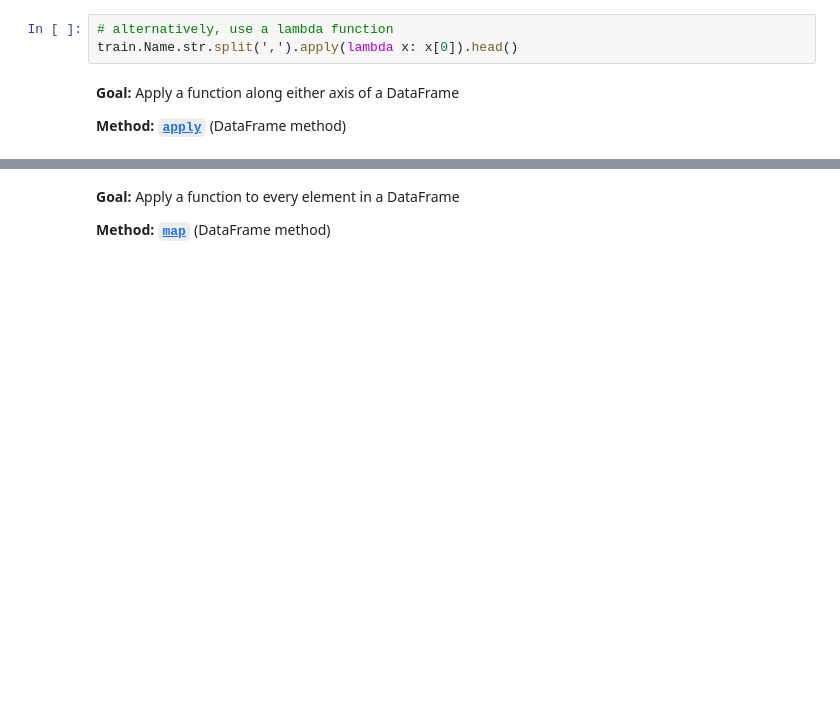
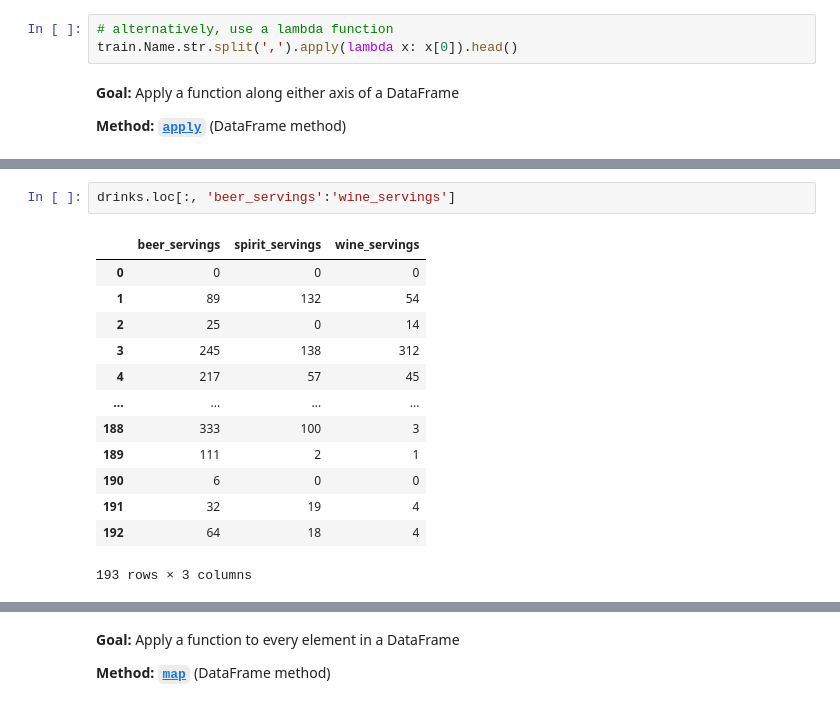
Before and after one commit to smor20/pandas_tutorial, a Jupyter notebook: 30_days.ipynb, the cells around one changed output, grey strips where cells are left out. Cells and saved outputs as stored; diff of their text form; blank space fills up the shorter version.

```diff
--- a/30_days.ipynb
+++ b/30_days.ipynb
@@ -1627,3 +1657,19 @@ drinks.loc[:, 'beer_servings':'wine_servings'].apply(max, axis=1).head()
+# %%
+drinks.loc[:, 'beer_servings':'wine_servings']
+# %% [output]
+|  | beer_servings | spirit_servings | wine_servings |
+| 0 | 0 | 0 | 0 |
+| 1 | 89 | 132 | 54 |
+| 2 | 25 | 0 | 14 |
+| 3 | 245 | 138 | 312 |
+| 4 | 217 | 57 | 45 |
+| ... | ... | ... | ... |
+| 188 | 333 | 100 | 3 |
+| 189 | 111 | 2 | 1 |
+| 190 | 6 | 0 | 0 |
+| 191 | 32 | 19 | 4 |
+| 192 | 64 | 18 | 4 |
+193 rows × 3 columns
 # %%
 # use 'idxmax' to calculate which column has the maximum value for each row
 drinks.loc[:, 'beer_servings':'wine_servings'].idxmax(axis=1).head()
```
Also changed, not shown: parts of 82 cells of this notebook.
